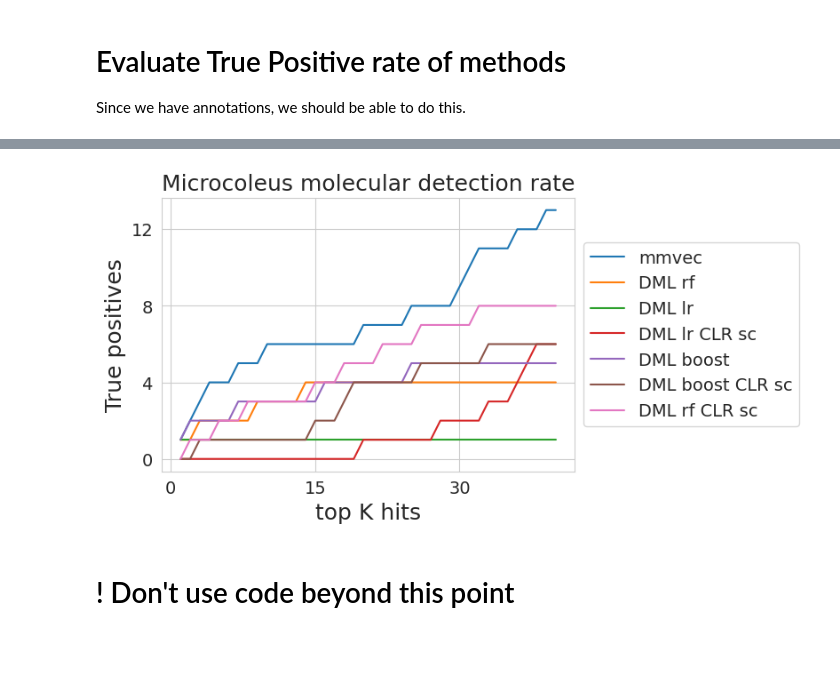
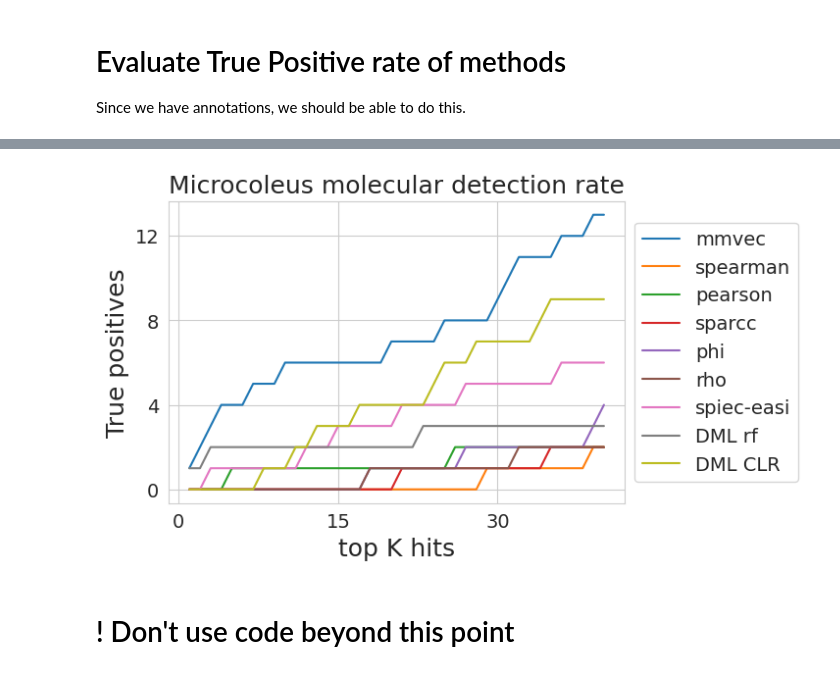
Before and after one commit to DriesDeRyck/thesis, a Jupyter notebook: soil/evaluate-biocrust.ipynb, the cells around one changed output, grey strips where cells are left out. Saved outputs shown, nothing was run; the diff lists cells and outputs as text; code cells hidden in the pictures; blank space fills up the shorter version.

```diff
--- a/soil/evaluate-biocrust.ipynb
+++ b/soil/evaluate-biocrust.ipynb
@@ -24,16 +24,16 @@ import matplotlib
 
 Since we have annotations, we should be able to do this.
 # %%
-# tools = ['mmvec', 'spearman', 'pearson', 'sparcc', 'phi', 'rho', 'spiec-easi']
-tools = ['mmvec']
-# fnames = [
-#     'mmvec_ranks.csv',
-#     'soils_spearman.txt',
-#     'soils_pearson.txt',
-#     'cor_matrix_soil_SparCC.csv',
-#     'prop_matrix_soil_PHI.csv',
-#     'prop_matrix_soil_RHO.csv',
-#     'weights_soil_SPIECEASI.csv'
-# ]
-fnames = ['mmvec_ranks.csv']
+tools = ['mmvec', 'spearman', 'pearson', 'sparcc', 'phi', 'rho', 'spiec-easi']
+# tools = ['mmvec']
+fnames = [
+    'mmvec_ranks.csv',
+    'soils_spearman.txt',
+    'soils_pearson.txt',
+    'cor_matrix_soil_SparCC.csv',
+    'prop_matrix_soil_PHI.csv',
+    'prop_matrix_soil_RHO.csv',
+    'weights_soil_SPIECEASI.csv'
+]
+# fnames = ['mmvec_ranks.csv']
 # %%
@@ -63,7 +51,7 @@ microcoleus_metabolites = ['(3-methyladenine)', '7-methyladenine', '4-guanidinob
                            'N-acetylornithine', 'N-acetylornithine', 'succinate',
                            'adenosine', 'guanine', 'adenine']
 # %%
-ranks = pd.read_csv(os.path.join('../results/other_ranks', fnames[0]), index_col=0)
+ranks = pd.read_csv(os.path.join('./results/other_ranks', fnames[0]), index_col=0)
 # %%
 sensitivity = lambda x: x['TP'] / (x['TP'] + x['FN'])
 specificity = lambda x: x['TN'] / (x['TN'] + x['FP'])
@@ -120,15 +109,15 @@ def roc_f(ranks, tool):
     res = _edge_roc_curve(r, edges, k_max=40)
     return res
 
-
+# Include DML rank names
 tools.append('DML rf')
 # tools.append('DML_Norm')
-tools.append('DML lr')
-tools.append('DML lr CLR sc')
-tools.append('DML boost')
-tools.append('DML boost CLR sc')
-# tools.append('DML CLR')
-tools.append('DML rf CLR sc')
+# tools.append('DML lr')
+# tools.append('DML lr CLR sc')
+# tools.append('DML boost')
+# tools.append('DML boost CLR sc')
+tools.append('DML CLR')
+# tools.append('DML rf CLR sc')
 # tools.append('DML CLR min')
 # tools.append('DML CLR sc min')
 # tools.append('DML automl boost (short)')
@@ -166,23 +155,23 @@ rocs
 # %%
 fig, ax = plt.subplots(figsize=(6, 4))
 #plt.subplots_adjust(wspace=0.4, hspace=0.5)
 
 for tool, roc in zip(tools, rocs):
     ax.plot(roc[0]['TP'], label=tool)
     ax.set_ylabel('True positives', fontsize=18)
     ax.set_xlabel('top K hits', fontsize=18)
     ax.tick_params(axis="x", labelsize=14)
     ax.tick_params(axis="y", labelsize=14)
     ax.xaxis.set_major_locator(plt.MaxNLocator(4))
     ax.yaxis.set_major_locator(plt.MaxNLocator(4))
 
 ax.set_title('Microcoleus molecular detection rate', fontsize=18)
 ax.legend(loc='center left', bbox_to_anchor=(1, 0.5), fontsize=14)
 
-timestamp = datetime.datetime.now().strftime("%Y-%m-%d_%H-%M-%S")
-plt.savefig(f"../figures/biocrust_{timestamp}.png", bbox_inches='tight')
+timestamp = datetime.datetime.now().strftime("%Y-%m-%d_%H:%M:%S")
+plt.savefig(f"./figures/biocrust_{timestamp}.png", bbox_inches='tight')
 # %% [output]
-[figure, old version]
+[figure, new version]
 # %% [markdown]
 # ! Don't use code beyond this point
 # %% [markdown]
```
Also changed, not shown: parts of 3 cells of this notebook, 9 other files.
